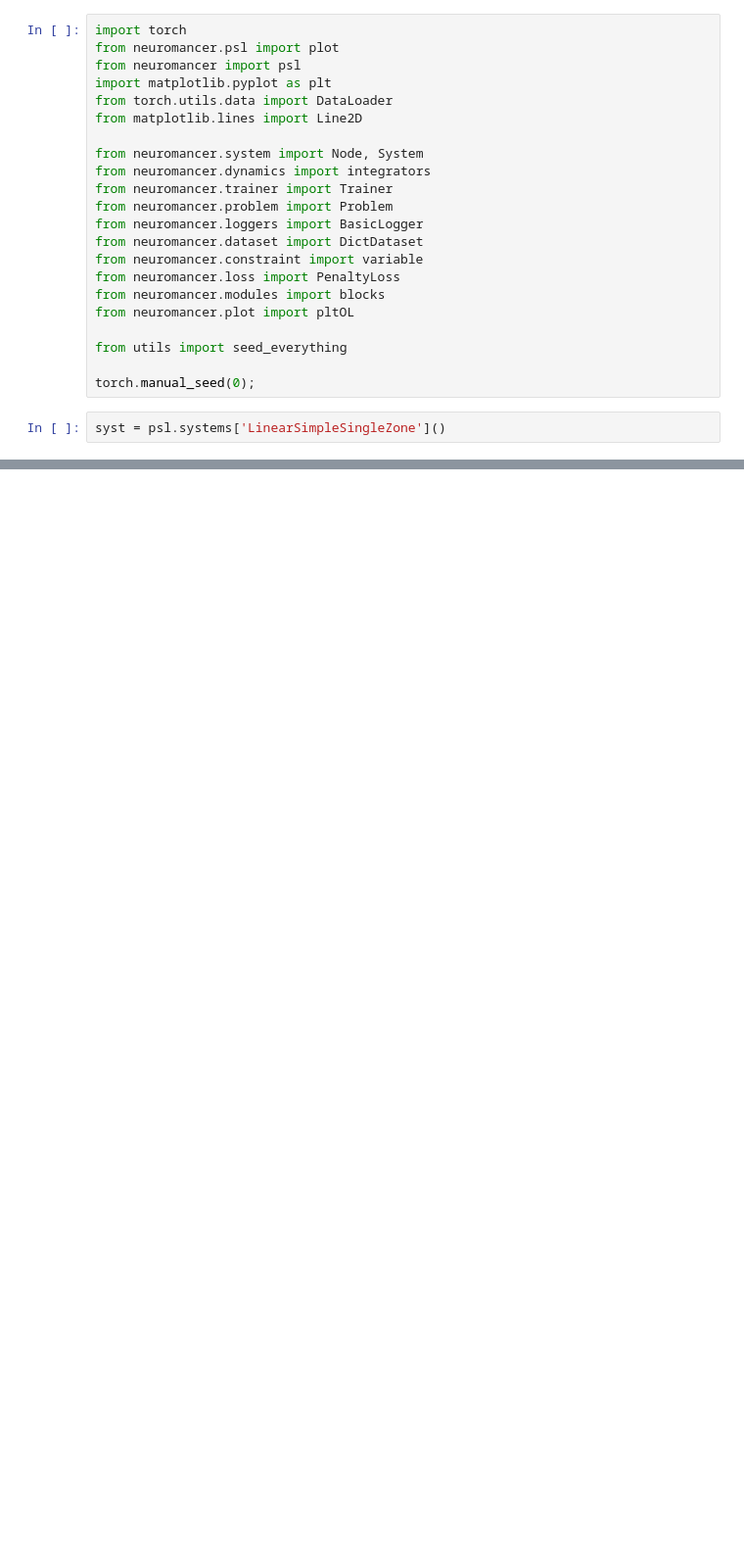
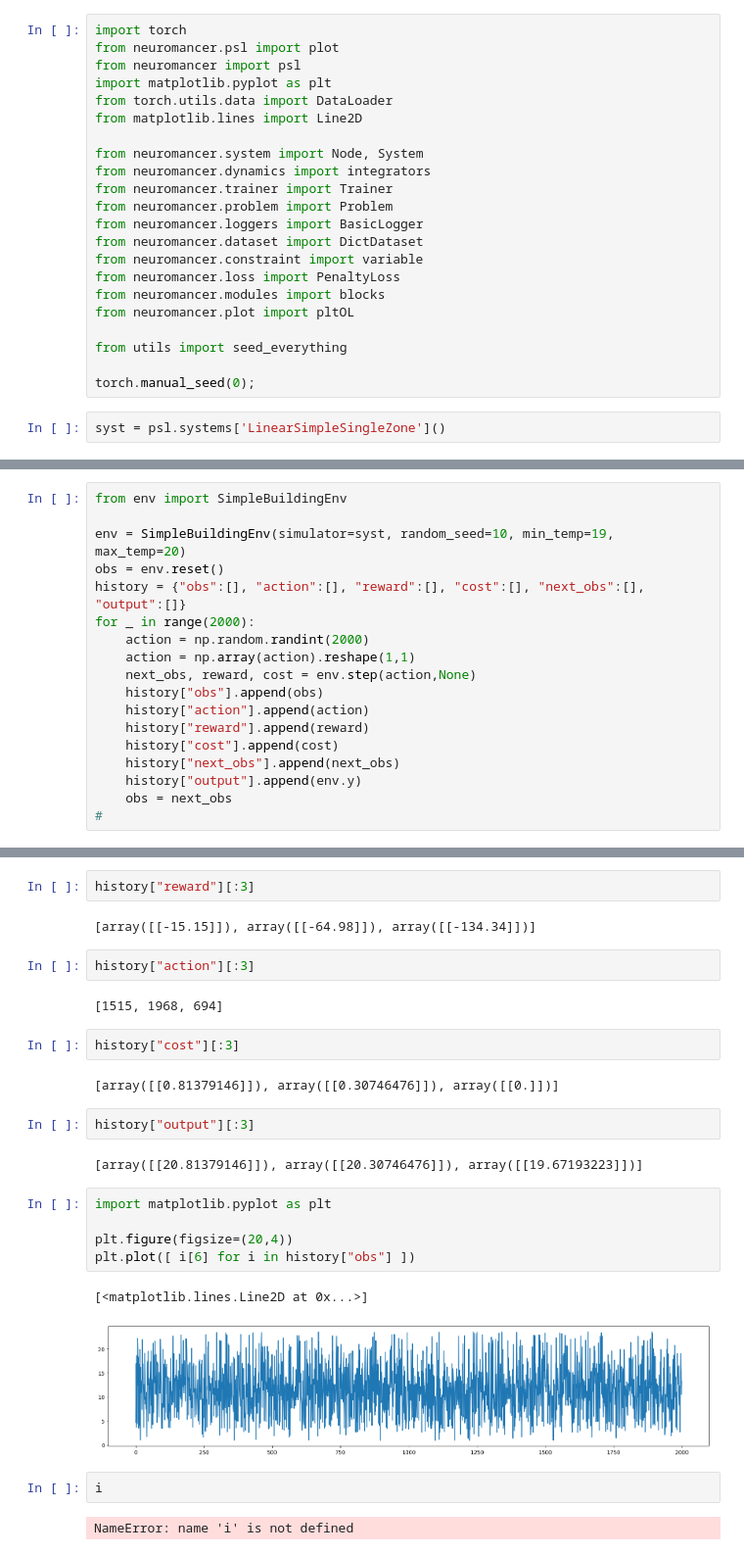
Before and after one commit to Alirezad126/neuromancer, a Jupyter notebook: examples/domain_examples/rl_example/SimpleBuildingControl- RL.ipynb, the cells around one changed output, grey strips where cells are left out. Shown at 98% size. Drawn from its saved outputs; the diff is of its cells as text; blank space fills up the shorter version.

Commit message:
finished building the environment for SimpleBuildingEnv

```diff
--- a/examples/domain_examples/rl_example/SimpleBuildingControl- RL.ipynb
+++ b/examples/domain_examples/rl_example/SimpleBuildingControl- RL.ipynb
@@ -65,0 +56,18 @@ syst.nd
+# %%
+from env import SimpleBuildingEnv
+
+env = SimpleBuildingEnv(simulator=syst, random_seed=10, min_temp=19, max_temp=20)
+obs = env.reset()
+history = {"obs":[], "action":[], "reward":[], "cost":[], "next_obs":[], "output":[]}
+for _ in range(2000):
+    action = np.random.randint(2000)
+    action = np.array(action).reshape(1,1)
+    next_obs, reward, cost = env.step(action,None)
+    history["obs"].append(obs)
+    history["action"].append(action)
+    history["reward"].append(reward)
+    history["cost"].append(cost)
+    history["next_obs"].append(next_obs)
+    history["output"].append(env.y)
+    obs = next_obs
+#
@@ -65,0 +94,28 @@ syst.nd
+# %%
+history["reward"][:3]
+# %% [output]
+[array([[-15.15]]), array([[-64.98]]), array([[-134.34]])]
+# %%
+history["action"][:3]
+# %% [output]
+[1515, 1968, 694]
+# %%
+history["cost"][:3]
+# %% [output]
+[array([[0.81379146]]), array([[0.30746476]]), array([[0.]])]
+# %%
+history["output"][:3]
+# %% [output]
+[array([[20.81379146]]), array([[20.30746476]]), array([[19.67193223]])]
+# %%
+import matplotlib.pyplot as plt
+
+plt.figure(figsize=(20,4))
+plt.plot([ i[6] for i in history["obs"] ])
+# %% [output]
+[<matplotlib.lines.Line2D at 0x...>]
+[figure, added]
+# %%
+i
+# %% [output]
+NameError: name 'i' is not defined
```
Also changed, not shown: parts of 9 cells of this notebook, 1 other file.
